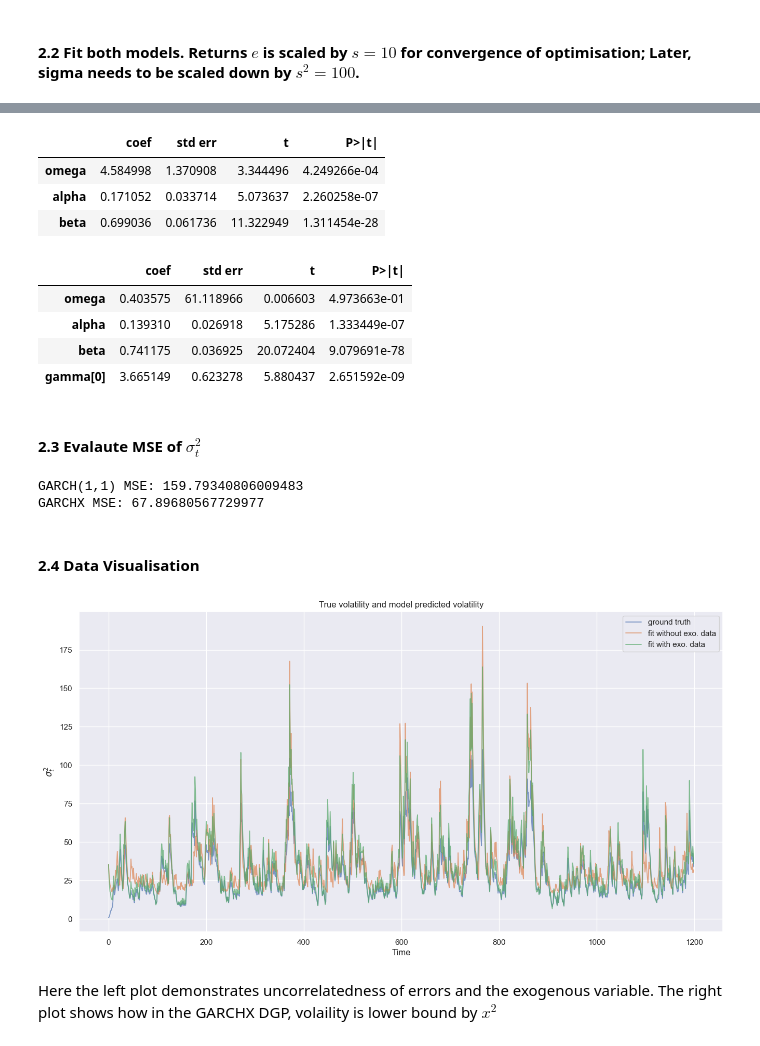
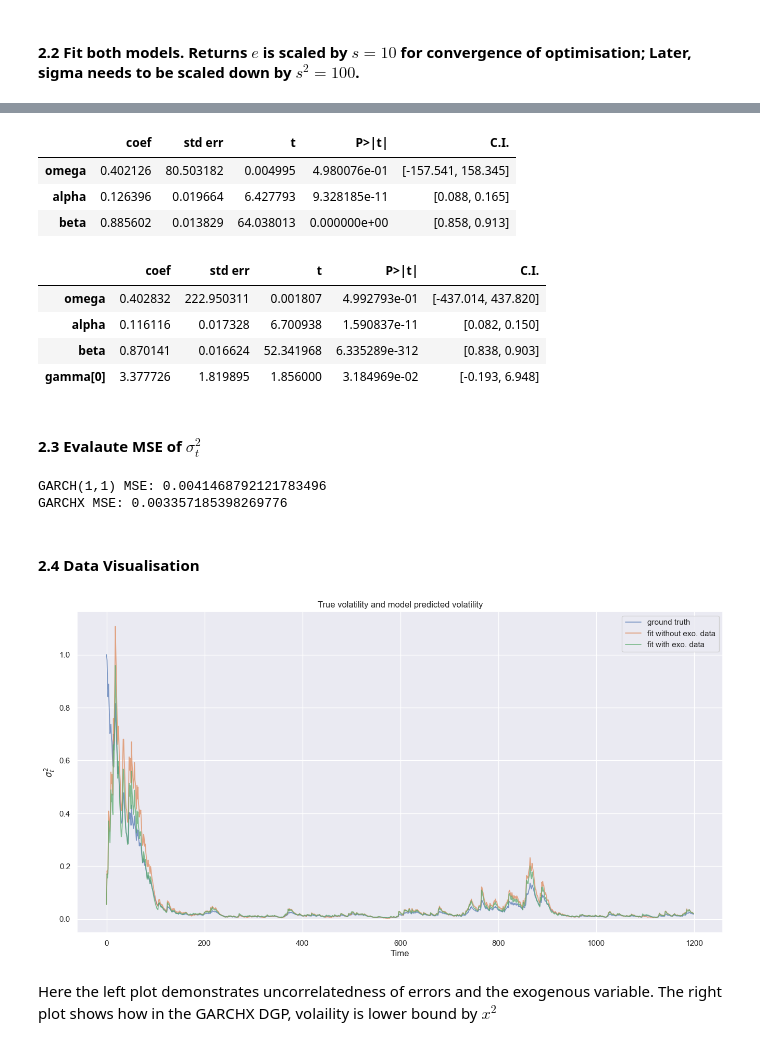
Before and after one commit to hwh1771/sentiment-analysis-volatility-forecasting, a Jupyter notebook: notebooks/05_simumlation_study.ipynb, the cells around one changed output, grey strips where cells are left out. Cells and saved outputs as stored; diff of their text form; code cells hidden in the pictures.

```diff
--- a/notebooks/05_simumlation_study.ipynb
+++ b/notebooks/05_simumlation_study.ipynb
@@ -95,7 +95,7 @@ T = 1200
 np.random.seed(19)
 x = generate_ARMA_data([0.4], [], T)
 
-params = (0, 0.08, 0.8, 2.8) # (omega, alpha, beta, gamma)
+params = (0.000000471, 0.0633, 0.913, 0.000210) # (omega, alpha, beta, gamma)
 e, sigma2 = generate_GARCH_data(*params, T, x)
 # %%
 f, axs = plt.subplots(figsize=(11, 4))
@@ -143,48 +158,48 @@ ARCHModelResult, id: 0x275510f8b20
 # %%
 # Fit without exogenous
 garch_without_exo = GARCH(p=1, q=1, z=0)
-garch_without_exo.train(e, method='SLSQP', use_constraints=True)
+garch_without_exo.train(1000* e, method='SLSQP', use_constraints=True)
 
 garch_without_exo.summary()
 # %% [output]
-|  | coef | std err | t | P>|t| |
-| omega | 4.584998 | 1.370908 | 3.344496 | 4.249266e-04 |
-| alpha | 0.171052 | 0.033714 | 5.073637 | 2.260258e-07 |
-| beta | 0.699036 | 0.061736 | 11.322949 | 1.311454e-28 |
+|  | coef | std err | t | P>|t| | C.I. |
+| omega | 0.402126 | 80.503182 | 0.004995 | 4.980076e-01 | [-157.541, 158.345] |
+| alpha | 0.126396 | 0.019664 | 6.427793 | 9.328185e-11 | [0.088, 0.165] |
+| beta | 0.885602 | 0.013829 | 64.038013 | 0.000000e+00 | [0.858, 0.913] |
 # %%
 garch_with_exo = GARCH(p=1, q=1, z=1)
-garch_with_exo.train(10*e, x=10*np.array(x), method='SLSQP', use_constraints=True)
+garch_with_exo.train(1000*e, x=10*np.array(x), method='SLSQP', use_constraints=True)
 
 garch_with_exo.summary()
 # %% [output]
-|  | coef | std err | t | P>|t| |
-| omega | 0.403575 | 61.118966 | 0.006603 | 4.973663e-01 |
-| alpha | 0.139310 | 0.026918 | 5.175286 | 1.333449e-07 |
-| beta | 0.741175 | 0.036925 | 20.072404 | 9.079691e-78 |
-| gamma[0] | 3.665149 | 0.623278 | 5.880437 | 2.651592e-09 |
+|  | coef | std err | t | P>|t| | C.I. |
+| omega | 0.402832 | 222.950311 | 0.001807 | 4.992793e-01 | [-437.014, 437.820] |
+| alpha | 0.116116 | 0.017328 | 6.700938 | 1.590837e-11 | [0.082, 0.150] |
+| beta | 0.870141 | 0.016624 | 52.341968 | 6.335289e-312 | [0.838, 0.903] |
+| gamma[0] | 3.377726 | 1.819895 | 1.856000 | 3.184969e-02 | [-0.193, 6.948] |
 # %% [markdown]
 #### 2.3 Evalaute MSE of $\sigma_t^2$
 # %%
-print(f"GARCH(1,1) MSE: {mse(sigma2, garch_without_exo.sigma2)}")
-print(f"GARCHX MSE: {mse(sigma2, garch_with_exo.sigma2/100)}")
+print(f"GARCH(1,1) MSE: {mse(sigma2, garch_without_exo.sigma2/1000000)}")
+print(f"GARCHX MSE: {mse(sigma2, garch_with_exo.sigma2/1000000)}")
 # %% [output]
-GARCH(1,1) MSE: 159.79340806009483
-GARCHX MSE: 67.89680567729977
+GARCH(1,1) MSE: 0.0041468792121783496
+GARCHX MSE: 0.003357185398269776
 # %% [markdown]
 #### 2.4 Data Visualisation
 # %%
 f, axs = plt.subplots(figsize=(16, 8))
 
 plt.plot(sigma2, label='ground truth', alpha=0.7, linewidth=1.3)
-plt.plot(garch_without_exo.sigma2, label='fit without exo. data', alpha=0.7, linewidth=1.3)
-plt.plot(garch_with_exo.sigma2/100, label='fit with exo. data', alpha=0.7, linewidth=1.3)
+plt.plot(garch_without_exo.sigma2/1000000, label='fit without exo. data', alpha=0.7, linewidth=1.3)
+plt.plot(garch_with_exo.sigma2/1000000, label='fit with exo. data', alpha=0.7, linewidth=1.3)
 
 plt.legend()
 plt.title('True volatility and model predicted volatility')
 plt.ylabel(r'$\sigma_t^2$')
 plt.xlabel('Time')
 plt.show()
 # %% [output]
-[figure, old version]
+[figure, new version]
 # %% [markdown]
 Here the left plot demonstrates uncorrelatedness of errors and the exogenous variable. The right plot shows how in the GARCHX DGP, volaility is lower bound by $x^2$
```
Also changed, not shown: parts of 12 cells of this notebook.
